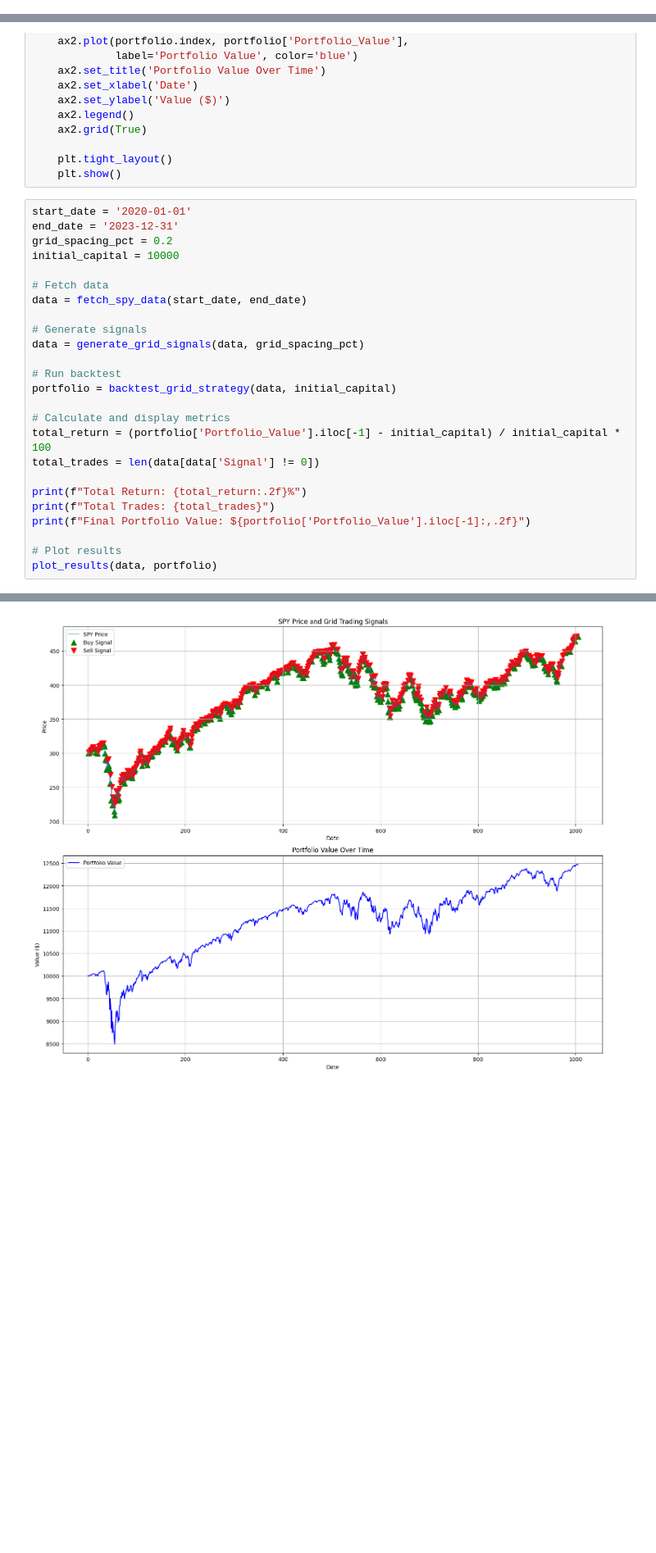
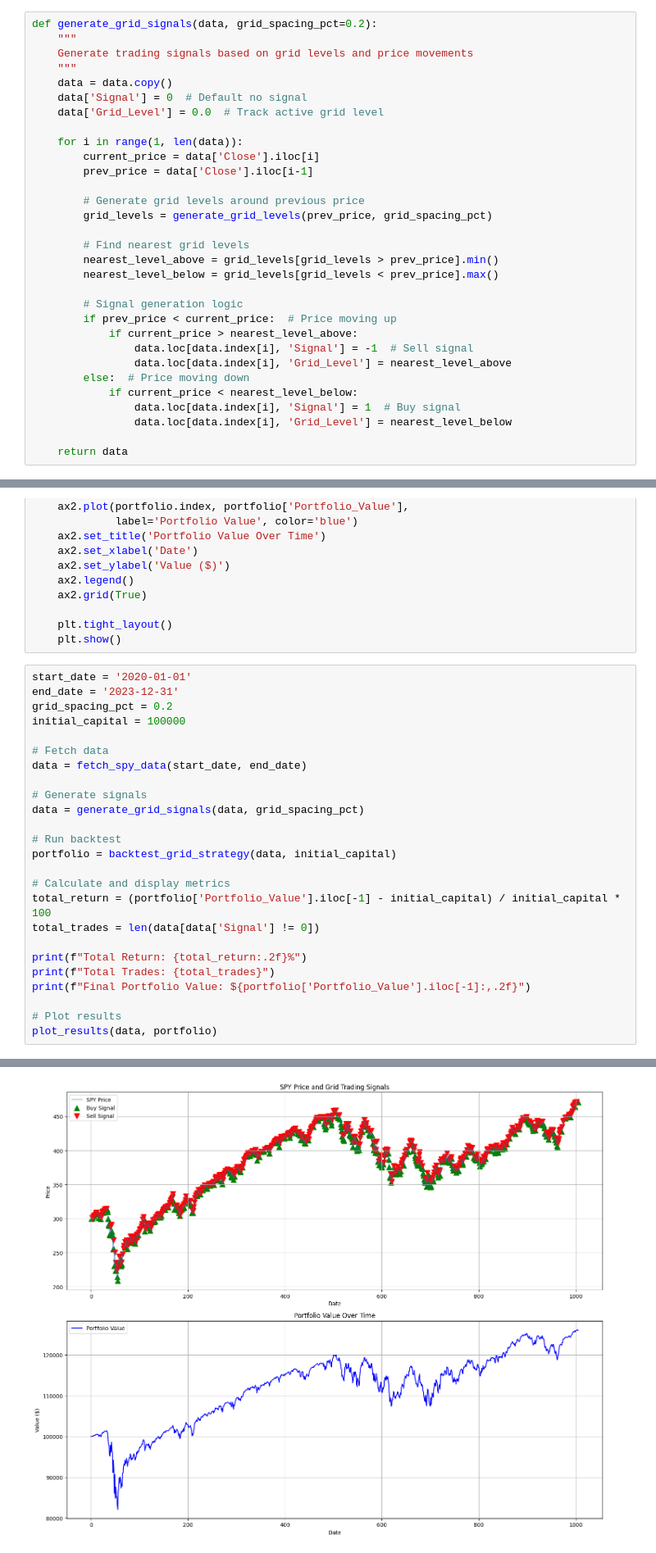
Before and after one commit to knangia04/maker-taker-trading-strategies, a Jupyter notebook: Grid_Trading_MM_Strategy/initial_analysis.ipynb, the cells around one changed output, grey strips where cells are left out. Shown at 82% size. Cells and saved outputs as stored; diff of their text form; blank space fills up the shorter version.

Commit message:
initial analysis modifications (needs bit more debugging)

```diff
--- a/Grid_Trading_MM_Strategy/initial_analysis.ipynb
+++ b/Grid_Trading_MM_Strategy/initial_analysis.ipynb
@@ -53,3 +40,34 @@ def generate_grid_signals(data, num_levels=10, atr_window=14):
+# %%
+def generate_grid_signals(data, grid_spacing_pct=0.2):
+    """
+    Generate trading signals based on grid levels and price movements
+    """
+    data = data.copy()
+    data['Signal'] = 0  # Default no signal
+    data['Grid_Level'] = 0.0  # Track active grid level
+
+    for i in range(1, len(data)):
+        current_price = data['Close'].iloc[i]
+        prev_price = data['Close'].iloc[i-1]
+
+        # Generate grid levels around previous price
+        grid_levels = generate_grid_levels(prev_price, grid_spacing_pct)
+
+        # Find nearest grid levels
+        nearest_level_above = grid_levels[grid_levels > prev_price].min()
+        nearest_level_below = grid_levels[grid_levels < prev_price].max()
+
+        # Signal generation logic
+        if prev_price < current_price:  # Price moving up
+            if current_price > nearest_level_above:
+                data.loc[data.index[i], 'Signal'] = -1  # Sell signal
+                data.loc[data.index[i], 'Grid_Level'] = nearest_level_above
+        else:  # Price moving down
+            if current_price < nearest_level_below:
+                data.loc[data.index[i], 'Signal'] = 1  # Buy signal
+                data.loc[data.index[i], 'Grid_Level'] = nearest_level_below
+
+    return data
 # %%
 def calculate_position_size(portfolio_value, risk_per_trade, atr):
     """
@@ -145,7 +182,7 @@ def plot_results(data, portfolio):
 start_date = '2020-01-01'
 end_date = '2023-12-31'
 grid_spacing_pct = 0.2
-initial_capital = 10000
+initial_capital = 100000
 
 # Fetch data
 data = fetch_spy_data(start_date, end_date)
@@ -173 +210 @@ Final Portfolio Value: $12,463.58
-[figure, old version]
+[figure, new version]
```
Also changed, not shown: parts of 8 cells of this notebook.
